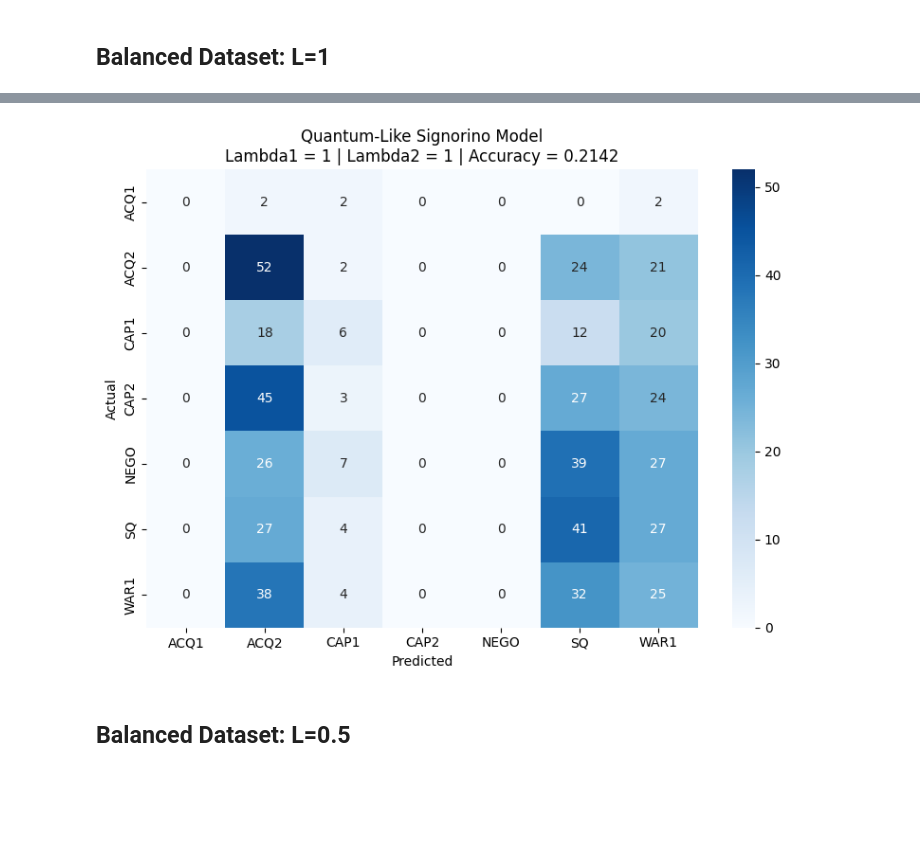
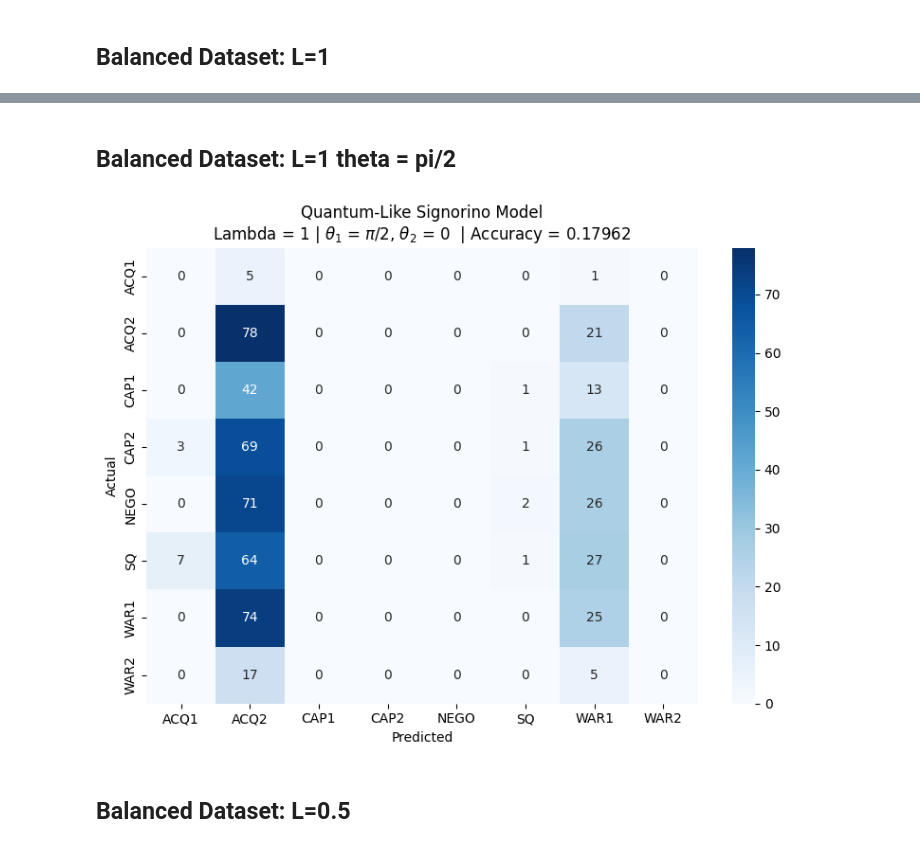
Before and after one commit to catarina-moreira/quantum_international_interaction_game, a Jupyter notebook: confusion_matrix_generator.ipynb, the cells around one changed output, grey strips where cells are left out. Drawn from its saved outputs; the diff is of its cells as text; code cells hidden in the pictures; blank space fills up the shorter version.

```diff
--- a/confusion_matrix_generator.ipynb
+++ b/confusion_matrix_generator.ipynb
@@ -172,28 +231,34 @@ plt.show()
+# %% [markdown]
+## Balanced Dataset: L=1 theta = pi/2
 # %%
 
 conf_matrix = np.array([
- [0, 2, 2, 0, 0, 0, 2],
- [0, 52, 2, 0, 0, 24, 21],
- [0, 18, 6, 0, 0, 12, 20],
- [0, 45, 3, 0, 0, 27, 24],
- [0, 26, 7, 0, 0, 39, 27],
- [0, 27, 4, 0, 0, 41, 27],
- [0, 38, 4, 0, 0, 32, 25]
+ [0, 5, 0, 0, 0, 0, 1, 0],
+ [0, 78, 0, 0, 0, 0, 21, 0],
+ [0, 42, 0, 0, 0, 1, 13, 0],
+ [3, 69, 0, 0, 0, 1, 26, 0],
+ [0, 71, 0, 0, 0, 2, 26, 0],
+ [7, 64, 0, 0, 0, 1, 27, 0],
+ [0, 74, 0, 0, 0, 0, 25, 0],
+ [0, 17, 0, 0, 0, 0, 5, 0]
 ])
 
-labels = ['ACQ1', 'ACQ2', 'CAP1', 'CAP2', 'NEGO', 'SQ', 'WAR1']
+labels = ['ACQ1', 'ACQ2', 'CAP1', 'CAP2', 'NEGO', 'SQ', 'WAR1', 'WAR2']
 
 plt.figure(figsize=(8, 6))
 sns.heatmap(conf_matrix, annot=True, fmt='d', cmap='Blues',
             xticklabels=labels, yticklabels=labels, cbar=True)
 
-plt.title("Quantum-Like Signorino Model\nLambda1 = 1 | Lambda2 = 1 | Accuracy = 0.2142")
+plt.title(r"Quantum-Like Signorino Model" + "\n" + r"Lambda = 1 | $\theta_1$ = $\pi/2$, $\theta_2$ = $0$  | Accuracy = 0.17962")
 plt.xlabel("Predicted")
 plt.ylabel("Actual")
 plt.tight_layout()
+
+plt.savefig('cm_QL_signorino_l_1_pi_half.png', dpi=300, bbox_inches='tight')
+
 plt.show()
 # %% [output]
-[figure, old version]
+[figure, new version]
 # %% [markdown]
 ## Balanced Dataset: L=0.5
 # %%
```
Also changed, not shown: parts of 34 cells of this notebook, 27 other files.
